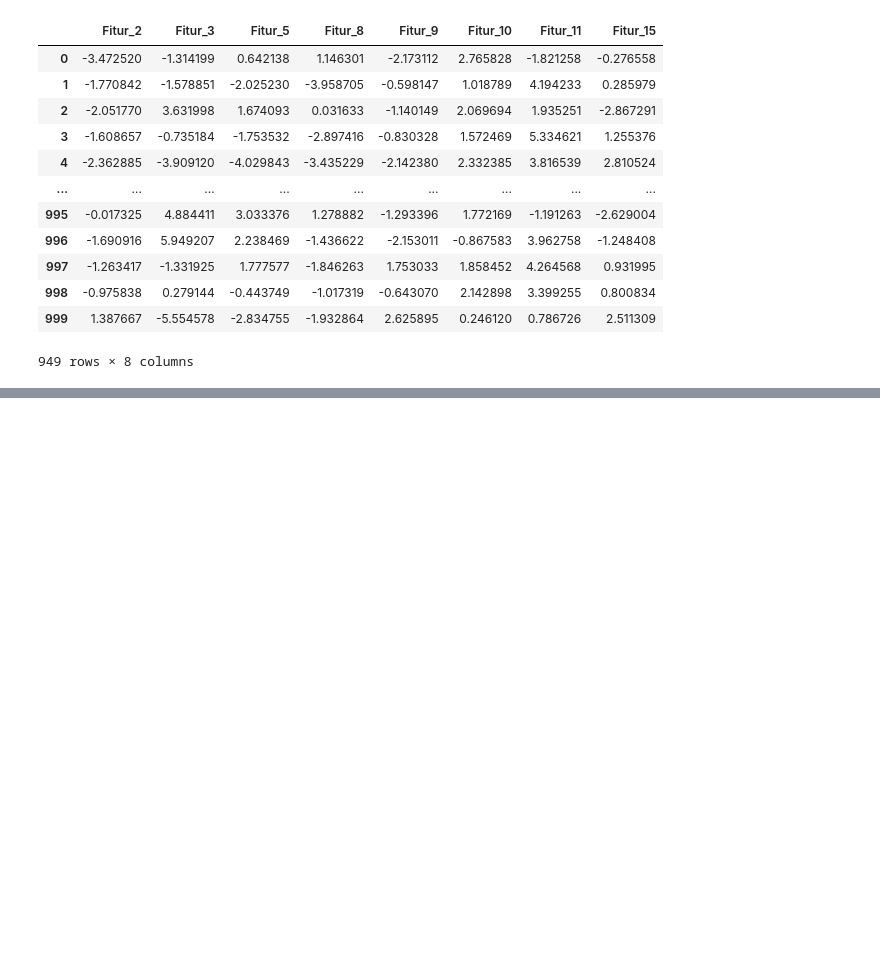
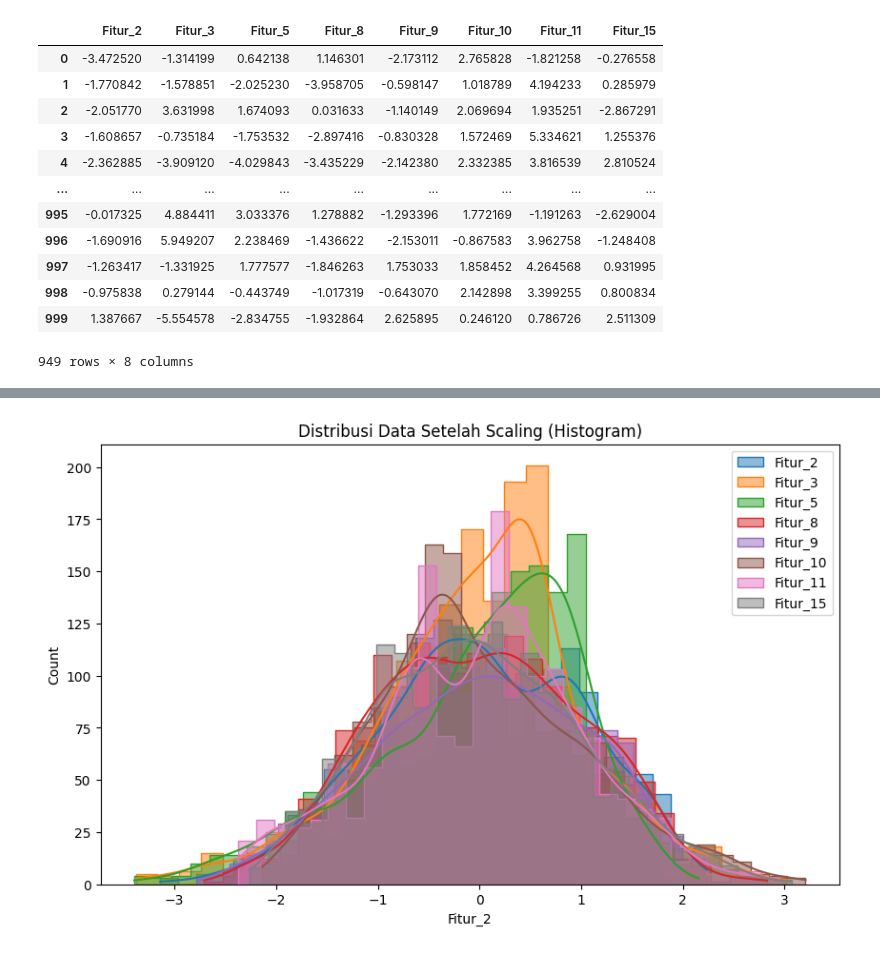
Before and after one commit to adrianramadhan/feature-engineering-case-study, a Jupyter notebook: notebook.ipynb, the cells around one changed output, grey strips where cells are left out. Saved outputs shown, nothing was run; the diff lists cells and outputs as text; code cells hidden in the pictures; blank space fills up the shorter version.

```diff
--- a/notebook.ipynb
+++ b/notebook.ipynb
@@ -186,0 +234,10 @@ X_cleaned
+# %%
+# 1. Visualisasi distribusi data sebelum scaling menggunakan histogram
+plt.figure(figsize=(10, 6))
+for col in X_resampled.columns:
+    sns.histplot(X_resampled[col], kde=True, label=col, bins=30, element='step')
+plt.title('Distribusi Data Setelah Scaling (Histogram)')
+plt.legend()
+plt.show()
+# %% [output]
+[figure, added]
```
Also changed, not shown: parts of 7 cells of this notebook.
